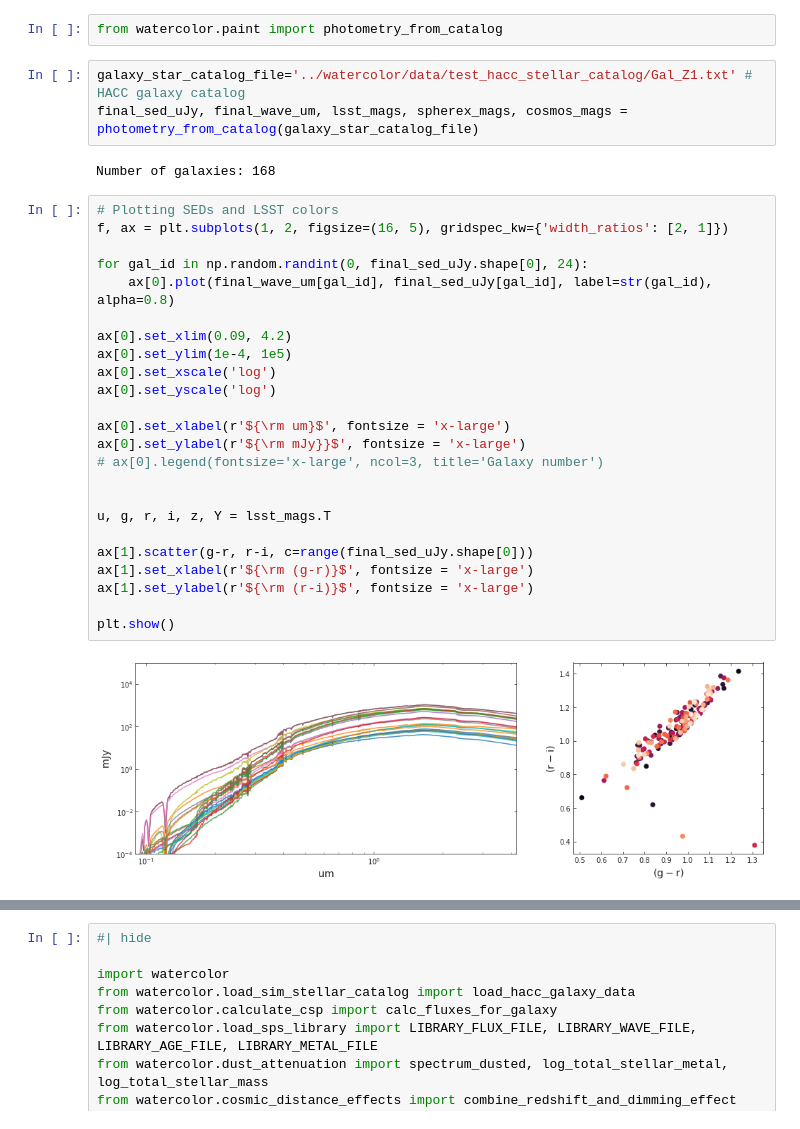
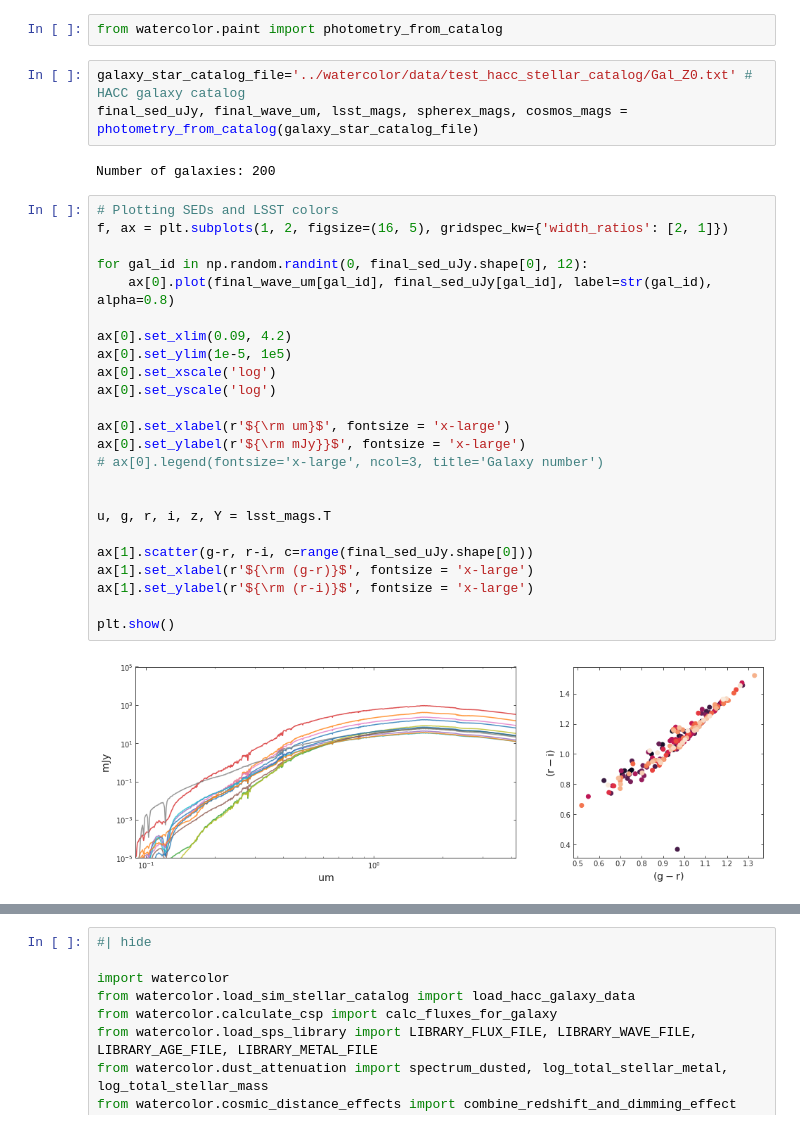
Before and after one commit to nesar/watercolor, a Jupyter notebook: nbs/index.ipynb, the cells around one changed output, grey strips where cells are left out. Saved outputs shown, nothing was run; the diff lists cells and outputs as text.

```diff
--- a/nbs/index.ipynb
+++ b/nbs/index.ipynb
@@ -24,33 +24,33 @@ pip install watercolor
 # %%
 from watercolor.paint import photometry_from_catalog
 # %%
-galaxy_star_catalog_file='../watercolor/data/test_hacc_stellar_catalog/Gal_Z1.txt' # HACC galaxy catalog
+galaxy_star_catalog_file='../watercolor/data/test_hacc_stellar_catalog/Gal_Z0.txt' # HACC galaxy catalog
 final_sed_uJy, final_wave_um, lsst_mags, spherex_mags, cosmos_mags = photometry_from_catalog(galaxy_star_catalog_file)
 # %% [output]
-Number of galaxies: 168
+Number of galaxies: 200
 # %%
 # Plotting SEDs and LSST colors
 f, ax = plt.subplots(1, 2, figsize=(16, 5), gridspec_kw={'width_ratios': [2, 1]})
 
-for gal_id in np.random.randint(0, final_sed_uJy.shape[0], 24):
+for gal_id in np.random.randint(0, final_sed_uJy.shape[0], 12):
     ax[0].plot(final_wave_um[gal_id], final_sed_uJy[gal_id], label=str(gal_id), alpha=0.8)
 
 ax[0].set_xlim(0.09, 4.2)
-ax[0].set_ylim(1e-4, 1e5)
+ax[0].set_ylim(1e-5, 1e5)
 ax[0].set_xscale('log')
 ax[0].set_yscale('log')
 
 ax[0].set_xlabel(r'${\rm um}$', fontsize = 'x-large')
 ax[0].set_ylabel(r'${\rm mJy}}$', fontsize = 'x-large')
 # ax[0].legend(fontsize='x-large', ncol=3, title='Galaxy number')
 
 
 u, g, r, i, z, Y = lsst_mags.T
 
 ax[1].scatter(g-r, r-i, c=range(final_sed_uJy.shape[0]))
 ax[1].set_xlabel(r'${\rm (g-r)}$', fontsize = 'x-large')
 ax[1].set_ylabel(r'${\rm (r-i)}$', fontsize = 'x-large')
 
 plt.show()
 # %% [output]
-[figure, old version]
+[figure, new version]
```
Also changed, not shown: parts of 26 cells of this notebook, 8 other files.
